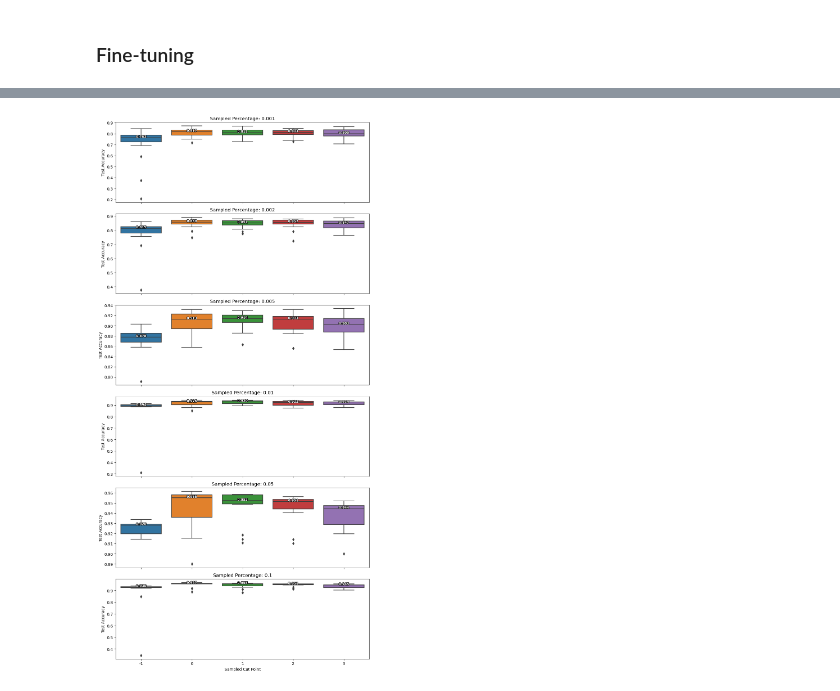
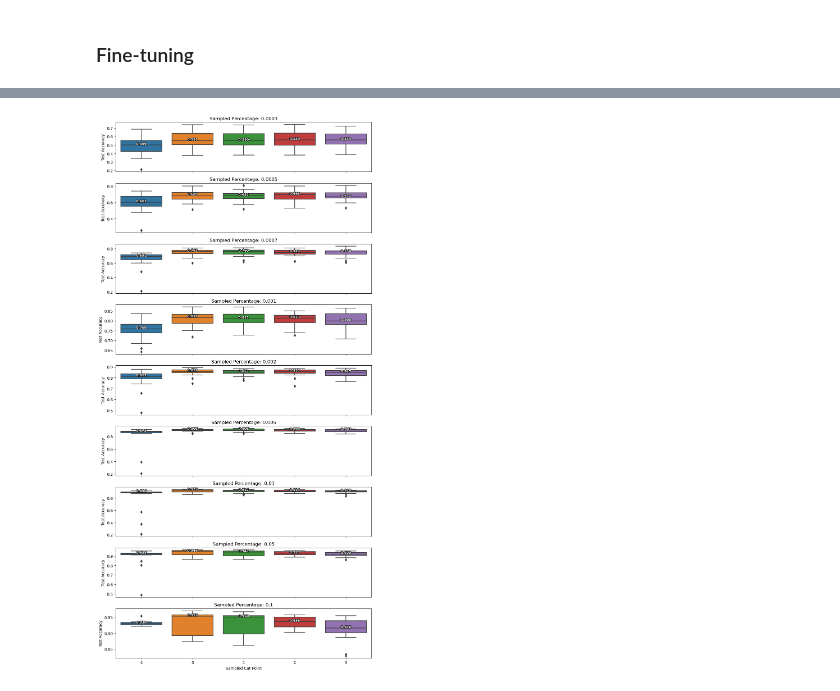
Before and after one commit to tusharmanekar/mp-tl-study, a Jupyter notebook: 50-50_MNIST/MNIST_CNN_3D_many_more_repeats_freeze_reinit.ipynb, the cells around one changed output, grey strips where cells are left out. Saved outputs shown, nothing was run; the diff lists cells and outputs as text; code cells hidden in the pictures.

```diff
--- a/50-50_MNIST/MNIST_CNN_3D_many_more_repeats_freeze_reinit.ipynb
+++ b/50-50_MNIST/MNIST_CNN_3D_many_more_repeats_freeze_reinit.ipynb
@@ -982,7 +831,10 @@ with open(f'results_jsons/baselines_freeze_{params["freeze"]}_pool_{params["use_
     json.dump(results, f)
 # %%
 #load
-with open('results_jsons/baselines_freeze_True_pool_False_lr_0.001_random_subsamples.json', 'r') as f:
-    results = json.load(f)
+with open('results_jsons/baselines_freeze_True_pool_False_lr_0.001_seed_subsamples.json', 'r') as f:
+    baseline_results = json.load(f)
+
+#only keep the results for the baseline (cut point = -1)
+baseline_results = [result for result in baseline_results[1:] if result["sampled_cut_point"] == -1]
 # %% [markdown]
 ### Fine-tuning
@@ -991,4 +841,7 @@ with open('results_jsons/baselines_freeze_True_pool_False_lr_0.001_random_subsam
+# %%
+results = baseline_results
 # %%
-#percentages = [0.005, 0.01, 0.05, 0.1]
-#percentages = [0.001, 0.002]
-percentages = [0.3]
+percentages = [0.0003, 0.0005, 0.0007]
+#percentages = [0.01, 0.05, 0.1]
+#percentages = [0.001, 0.002, 0.005]
+#percentages = [0.3]
@@ -1118,7 +1041,7 @@ Training Accuracy: 0.9734, Test Accuracy: 0.9687
 # params_tmp["activation_function"] = str(params_tmp["activation_function"])
 # results = [params_tmp] + results
 
-with open(f'results_jsons/results_freeze_{params["freeze"]}_pool_{params["use_pooling"]}_lr_{params["lr_fine_tune"]}_random_subsamples.json', 'w') as f:
+with open(f'results_jsons/results_freeze_{params["freeze"]}_pool_{params["use_pooling"]}_lr_{params["lr_fine_tune"]}_random_subsamples__with_tiny_perc.json', 'w') as f:
     json.dump(results, f)
 # %%
 #load results
@@ -1147,38 +1070,38 @@ from matplotlib import patheffects
 
 unique_percentages = df_combined['sampled_percentage'].unique()
 #only 0.001 and 0.002
-unique_percentages = [0.001, 0.002,0.005, 0.01, 0.05, 0.1]
+unique_percentages = [0.0003, 0.0005, 0.0007, 0.001, 0.002,0.005, 0.01, 0.05, 0.1]
 
 n_percentages = len(unique_percentages)
 
 # Adjusting the subplot layout for better readability of median values (improving contrast)
 fig, axes = plt.subplots(nrows=n_percentages, ncols=1, figsize=(10, 20), sharex=True)
 
 for i, percentage in enumerate(sorted(unique_percentages)):
     # Filtering data for each percentage
     df_subset = df_combined[df_combined['sampled_percentage'] == percentage]
 
     # Creating a boxplot for the current percentage
     sns.boxplot(x='sampled_cut_point', y='test_acc', data=df_subset, ax=axes[i])
     axes[i].set_title(f'Sampled Percentage: {percentage}')
     axes[i].set_xlabel('Sampled Cut Point')
     if i == n_percentages - 1:
         axes[i].set_xlabel('Sampled Cut Point')
     else:
         axes[i].set_xlabel('')
     axes[i].set_ylabel('Test Accuracy')
 
     # Annotating each boxplot with the median value and adjusting for better contrast
     medians = df_subset.groupby(['sampled_cut_point'])['test_acc'].median().sort_index()
     for j, median in enumerate(medians):
         text = axes[i].text(j, median, f'{median:.3f}',
                             horizontalalignment='center', size='small', color='white', weight='semibold')
         text.set_path_effects([patheffects.withStroke(linewidth=2, foreground="black")])
 
 plt.tight_layout()
 plt.show()
 # %% [output]
-[figure, old version]
+[figure, new version]
 # %%
 import pandas as pd
 import matplotlib.pyplot as plt
```
Also changed, not shown: parts of 17 cells of this notebook, 3 other files.
